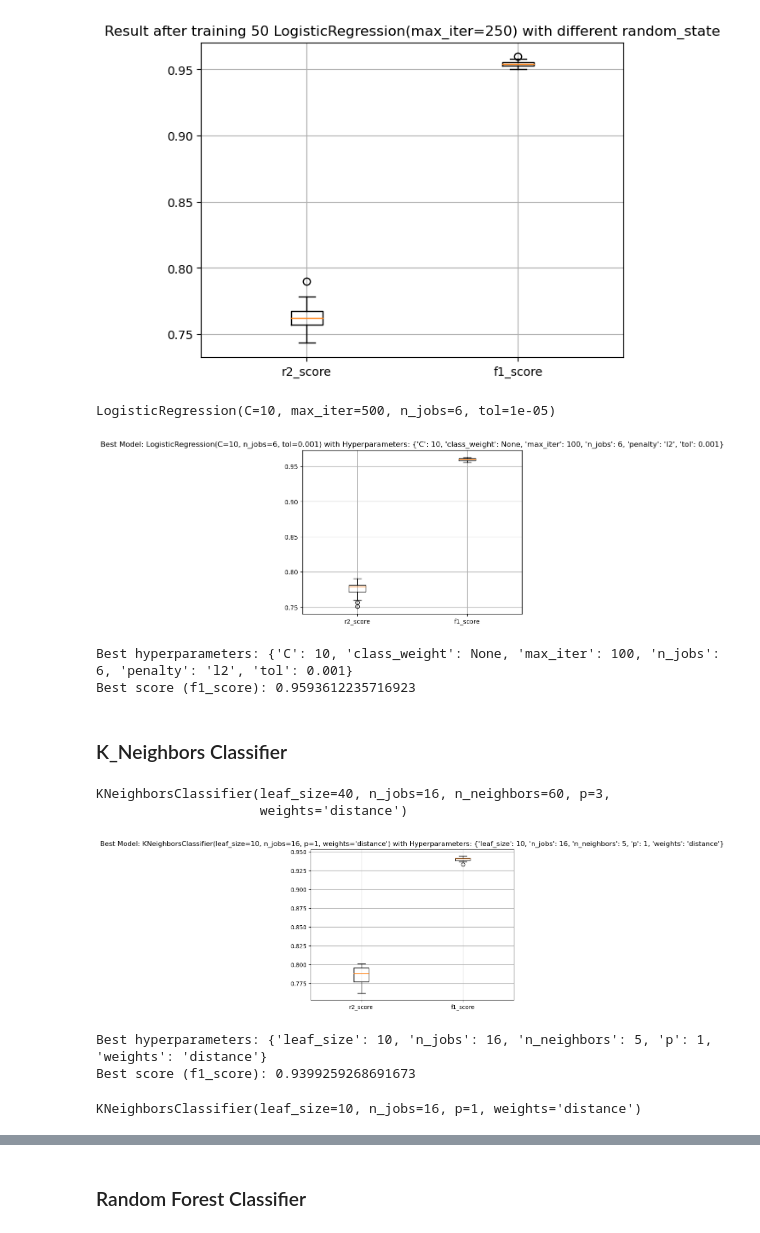
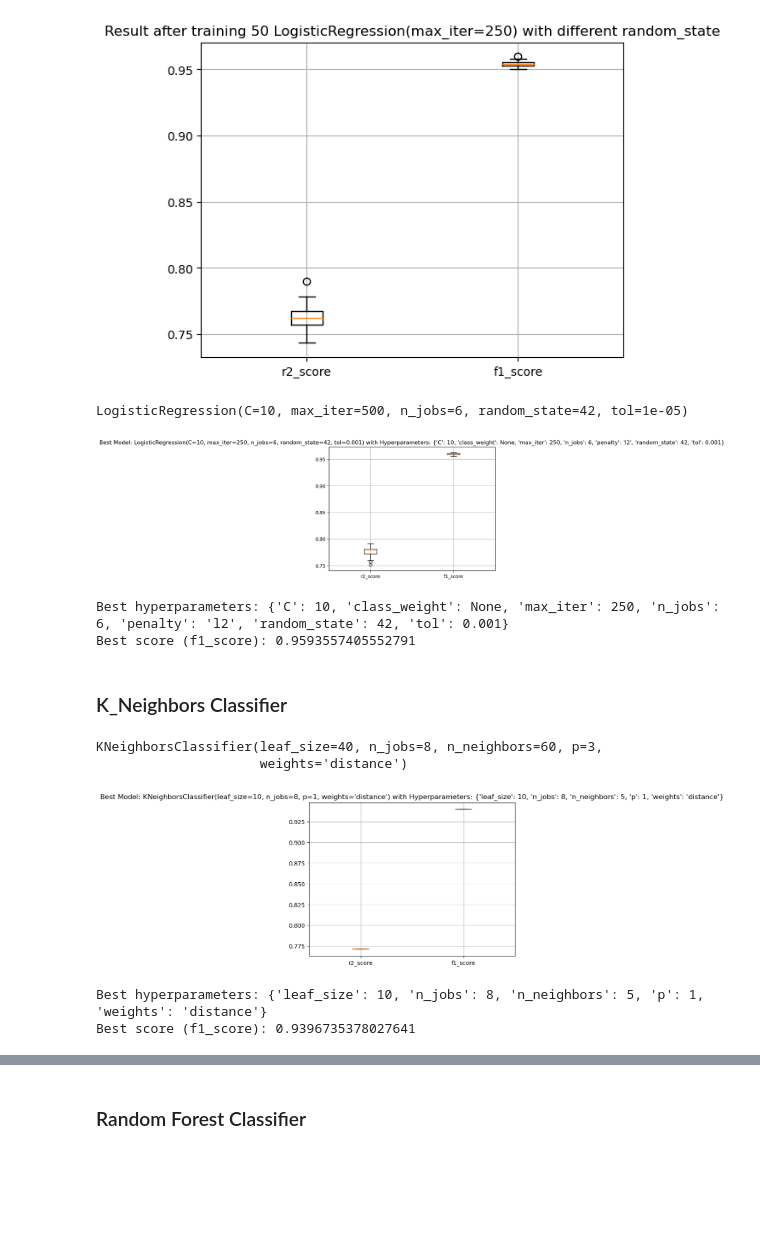
Before and after one commit to AlexPierron/Supervised-Learning, a Jupyter notebook: Classification_Celeste/Testing_Models.ipynb, the cells around one changed output, grey strips where cells are left out. Cells and saved outputs as stored; diff of their text form; code cells hidden in the pictures; blank space fills up the shorter version.

```diff
--- a/Classification_Celeste/Testing_Models.ipynb
+++ b/Classification_Celeste/Testing_Models.ipynb
@@ -12,24 +14,22 @@ value = multi_test(logistic_model,X=X,Y=Y,n=50,random_start=420,test_size=0.25)
 # %%
-import warnings
-warnings.filterwarnings("ignore")
 
 hyperparameters = {
     "penalty": [ "l2"],
     'C': [0.01, 0.1, 1, 10],
     'class_weight': ['balanced', None],
     'max_iter': [100,250,500],
     'tol': [1e-3,1e-4, 1e-5],
     "n_jobs":[6],
     "random_state":[random_seed],
 }
 
 logistic_model = LogisticRegression()
 
-best_model, best_params, best_score, all_results = grid_search(
+best_model_logistic, best_params_logistic, best_score_logistic, all_results_logistic = grid_search(
     logistic_model, X, Y, hyperparameters, n=25, random_start= 42,
     saving_path="Archives_Model/Logistic_Regression/grid_best_model.joblib" ,display_boxplot=True)
 # %% [output]
-LogisticRegression(C=10, max_iter=500, n_jobs=6, tol=1e-05)
+LogisticRegression(C=10, max_iter=500, n_jobs=6, random_state=42, tol=1e-05)
-[figure, old version]
+[figure, new version]
-Best hyperparameters: {'C': 10, 'class_weight': None, 'max_iter': 100, 'n_jobs': 6, 'penalty': 'l2', 'tol': 0.001}
-Best score (f1_score): 0.9593612235716923
+Best hyperparameters: {'C': 10, 'class_weight': None, 'max_iter': 250, 'n_jobs': 6, 'penalty': 'l2', 'random_state': 42, 'tol': 0.001}
+Best score (f1_score): 0.9593557405552791
@@ -39,29 +38,22 @@ test = submission(logistic_model,name_file="Submissions/logistic_soumission.csv"
 # %% [markdown]
 ### K_Neighbors Classifier
 # %%
-from sklearn.neighbors import KNeighborsClassifier
-
 hyperparameters = {
     "weights": [ "uniform",'distance'],
     'p': [ 1,2,3],
     'n_neighbors': [5,15,30,60],
     'leaf_size': [10,20,30,40],
-    "n_jobs" : [nb_cpu]
+    "n_jobs" : [nb_cpu//2]
 }
 
 neighbor_model = KNeighborsClassifier()
 
-best_model, best_params, best_score, all_results = grid_search(
-    neighbor_model, X_np_train, Y_np_train, hyperparameters, n=25, random_start= 42,
+best_model_neighbor, best_params_neighbor, best_score_neighbor, all_results_neighbor = grid_search(
+    neighbor_model, X, Y, hyperparameters, n=25, random_start= 42,
     saving_path="Archives_Model/KNeighbors_Classifier/grid_best_model.joblib" ,display_boxplot=True)
 # %% [output]
-KNeighborsClassifier(leaf_size=40, n_jobs=16, n_neighbors=60, p=3,
+KNeighborsClassifier(leaf_size=40, n_jobs=8, n_neighbors=60, p=3,
                      weights='distance')
-[figure, old version]
+[figure, new version]
-Best hyperparameters: {'leaf_size': 10, 'n_jobs': 16, 'n_neighbors': 5, 'p': 1, 'weights': 'distance'}
-Best score (f1_score): 0.9399259268691673
+Best hyperparameters: {'leaf_size': 10, 'n_jobs': 8, 'n_neighbors': 5, 'p': 1, 'weights': 'distance'}
+Best score (f1_score): 0.9396735378027641
-# %%
-loaded_model = joblib.load("Archives_Model/KNeighbors_Classifier/grid_best_model.joblib")
-loaded_model
-# %% [output]
-KNeighborsClassifier(leaf_size=10, n_jobs=16, p=1, weights='distance')
```
Also changed, not shown: parts of 14 cells of this notebook, 17 other files.
